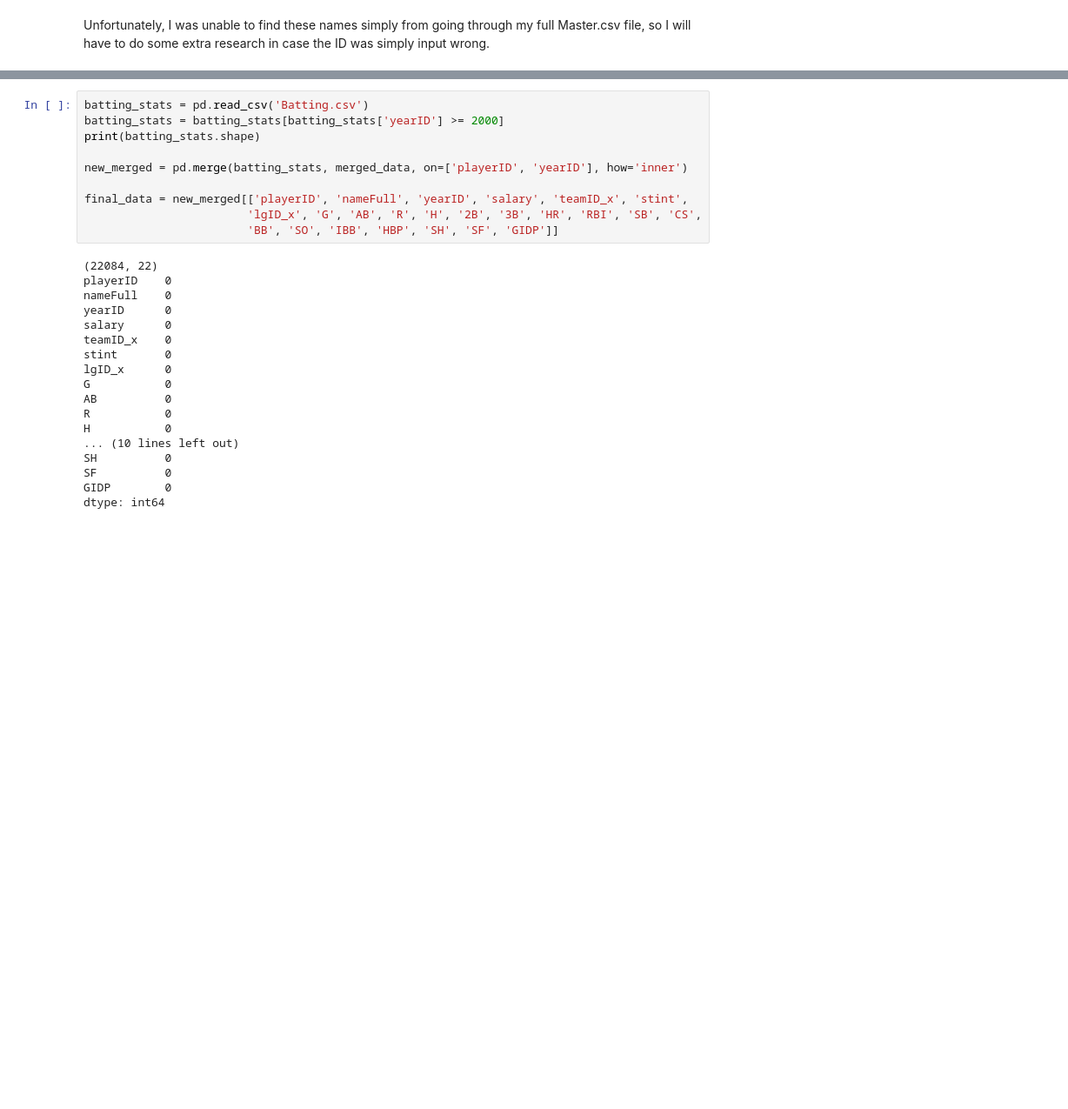
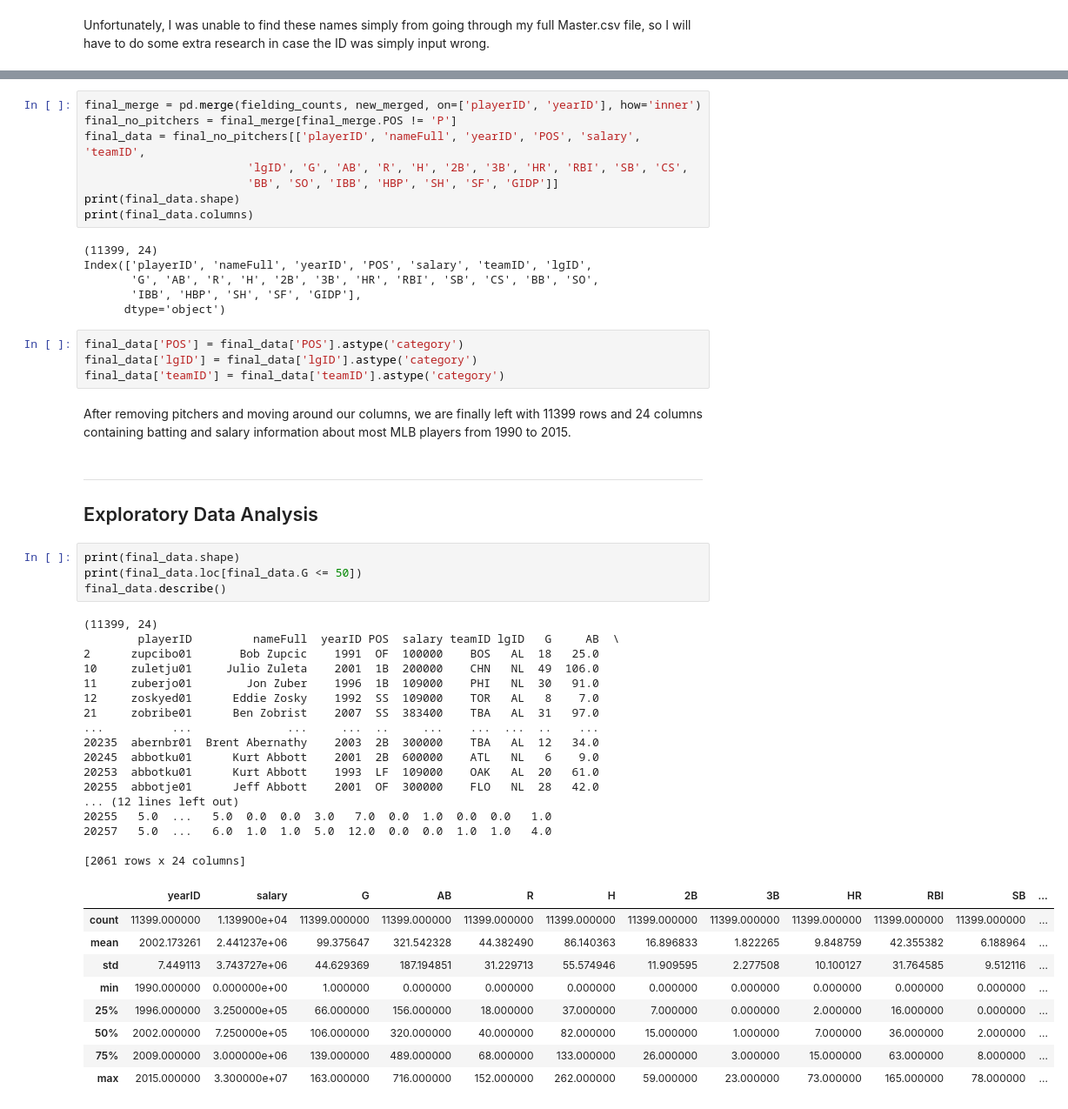
Before and after one commit to kpayton2903/PSTAT_131, a Jupyter notebook: Final_Project.ipynb, the cells around one changed output, grey strips where cells are left out. Shown at 87% size. Saved outputs shown, nothing was run; the diff lists cells and outputs as text; blank space fills up the shorter version.

```diff
--- a/Final_Project.ipynb
+++ b/Final_Project.ipynb
@@ -103,28 +146,54 @@ See the caveats in the documentation: https://pandas.pydata.org/pandas-docs/stab
 # %%
-batting_stats = pd.read_csv('Batting.csv')
-batting_stats = batting_stats[batting_stats['yearID'] >= 2000]
-print(batting_stats.shape)
-
-new_merged = pd.merge(batting_stats, merged_data, on=['playerID', 'yearID'], how='inner')
-
-final_data = new_merged[['playerID', 'nameFull', 'yearID', 'salary', 'teamID_x', 'stint',
-                        'lgID_x', 'G', 'AB', 'R', 'H', '2B', '3B', 'HR', 'RBI', 'SB', 'CS',
+final_merge = pd.merge(fielding_counts, new_merged, on=['playerID', 'yearID'], how='inner')
+final_no_pitchers = final_merge[final_merge.POS != 'P']
+final_data = final_no_pitchers[['playerID', 'nameFull', 'yearID', 'POS', 'salary', 'teamID',
+                        'lgID', 'G', 'AB', 'R', 'H', '2B', '3B', 'HR', 'RBI', 'SB', 'CS',
                         'BB', 'SO', 'IBB', 'HBP', 'SH', 'SF', 'GIDP']]
+print(final_data.shape)
+print(final_data.columns)
 # %% [output]
-(22084, 22)
-playerID    0
-nameFull    0
-yearID      0
-salary      0
-teamID_x    0
-stint       0
-lgID_x      0
-G           0
-AB          0
-R           0
-H           0
-... (10 lines left out)
-SH          0
-SF          0
-GIDP        0
-dtype: int64
+(11399, 24)
+Index(['playerID', 'nameFull', 'yearID', 'POS', 'salary', 'teamID', 'lgID',
+       'G', 'AB', 'R', 'H', '2B', '3B', 'HR', 'RBI', 'SB', 'CS', 'BB', 'SO',
+       'IBB', 'HBP', 'SH', 'SF', 'GIDP'],
+      dtype='object')
+# %%
+final_data['POS'] = final_data['POS'].astype('category')
+final_data['lgID'] = final_data['lgID'].astype('category')
+final_data['teamID'] = final_data['teamID'].astype('category')
+# %% [markdown]
+After removing pitchers and moving around our columns, we are finally left with 11399 rows and 24 columns containing batting and salary information about most MLB players from 1990 to 2015.
+# %% [markdown]
+---
+## Exploratory Data Analysis
+# %%
+print(final_data.shape)
+print(final_data.loc[final_data.G <= 50])
+final_data.describe()
+# %% [output]
+(11399, 24)
+        playerID         nameFull  yearID POS  salary teamID lgID   G     AB  \
+2      zupcibo01       Bob Zupcic    1991  OF  100000    BOS   AL  18   25.0
+10     zuletju01     Julio Zuleta    2001  1B  200000    CHN   NL  49  106.0
+11     zuberjo01        Jon Zuber    1996  1B  109000    PHI   NL  30   91.0
+12     zoskyed01      Eddie Zosky    1992  SS  109000    TOR   AL   8    7.0
+21     zobribe01      Ben Zobrist    2007  SS  383400    TBA   AL  31   97.0
+...          ...              ...     ...  ..     ...    ...  ...  ..    ...
+20235  abernbr01  Brent Abernathy    2003  2B  300000    TBA   AL  12   34.0
+20245  abbotku01      Kurt Abbott    2001  2B  600000    ATL   NL   6    9.0
+20253  abbotku01      Kurt Abbott    1993  LF  109000    OAK   AL  20   61.0
+20255  abbotje01      Jeff Abbott    2001  OF  300000    FLO   NL  28   42.0
+... (12 lines left out)
+20255   5.0  ...   5.0  0.0  0.0  3.0   7.0  0.0  1.0  0.0  0.0   1.0
+20257   5.0  ...   6.0  1.0  1.0  5.0  12.0  0.0  0.0  1.0  1.0   4.0
+
+[2061 rows x 24 columns]
+|  | yearID | salary | G | AB | R | H | 2B | 3B | HR | RBI | SB | ... |
+| count | 11399.000000 | 1.139900e+04 | 11399.000000 | 11399.000000 | 11399.000000 | 11399.000000 | 11399.000000 | 11399.000000 | 11399.000000 | 11399.000000 | 11399.000000 | ... |
+| mean | 2002.173261 | 2.441237e+06 | 99.375647 | 321.542328 | 44.382490 | 86.140363 | 16.896833 | 1.822265 | 9.848759 | 42.355382 | 6.188964 | ... |
+| std | 7.449113 | 3.743727e+06 | 44.629369 | 187.194851 | 31.229713 | 55.574946 | 11.909595 | 2.277508 | 10.100127 | 31.764585 | 9.512116 | ... |
+| min | 1990.000000 | 0.000000e+00 | 1.000000 | 0.000000 | 0.000000 | 0.000000 | 0.000000 | 0.000000 | 0.000000 | 0.000000 | 0.000000 | ... |
+| 25% | 1996.000000 | 3.250000e+05 | 66.000000 | 156.000000 | 18.000000 | 37.000000 | 7.000000 | 0.000000 | 2.000000 | 16.000000 | 0.000000 | ... |
+| 50% | 2002.000000 | 7.250000e+05 | 106.000000 | 320.000000 | 40.000000 | 82.000000 | 15.000000 | 1.000000 | 7.000000 | 36.000000 | 2.000000 | ... |
+| 75% | 2009.000000 | 3.000000e+06 | 139.000000 | 489.000000 | 68.000000 | 133.000000 | 26.000000 | 3.000000 | 15.000000 | 63.000000 | 8.000000 | ... |
+| max | 2015.000000 | 3.300000e+07 | 163.000000 | 716.000000 | 152.000000 | 262.000000 | 59.000000 | 23.000000 | 73.000000 | 165.000000 | 78.000000 | ... |
```
Also changed, not shown: parts of 18 cells of this notebook, 3 other files.
